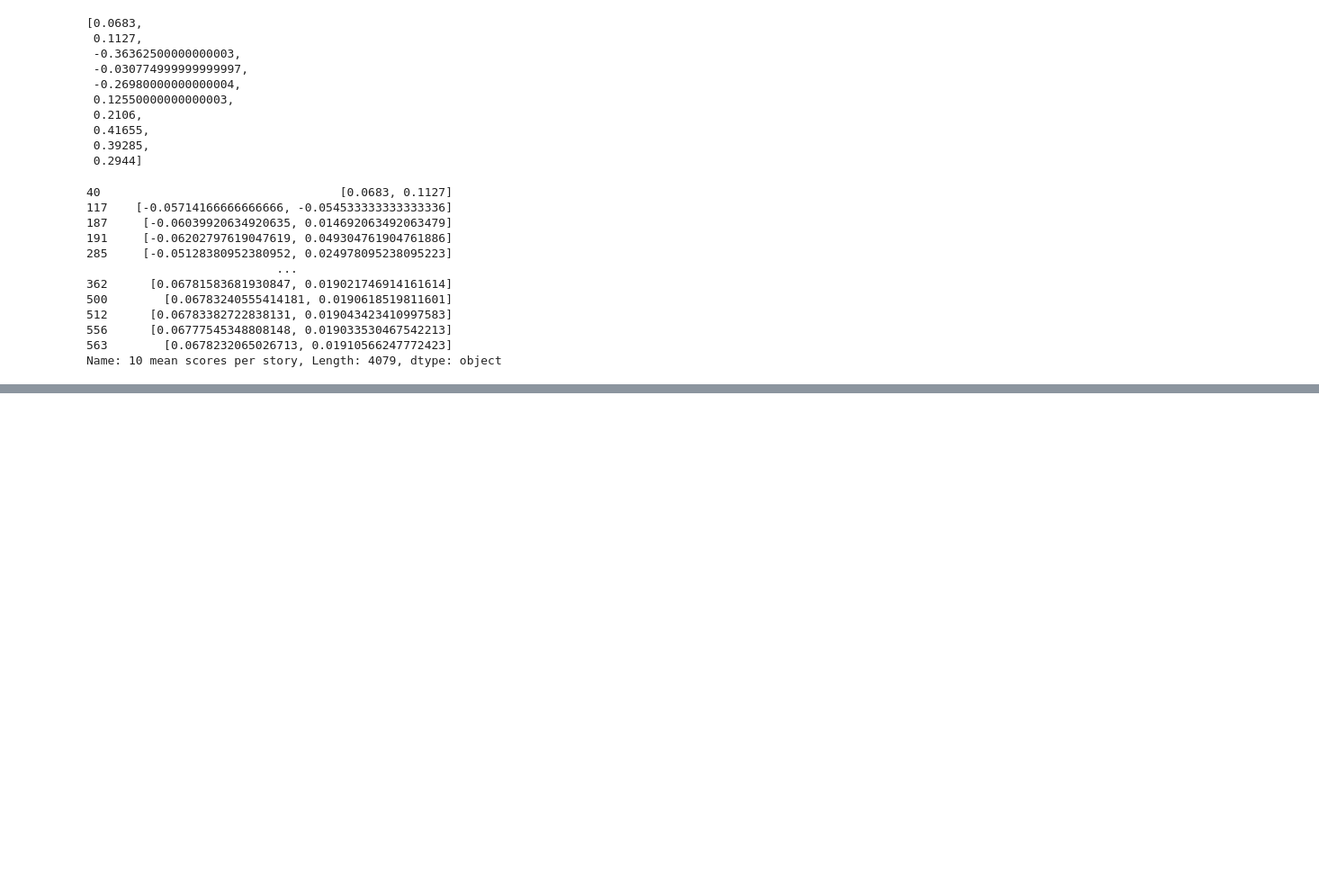
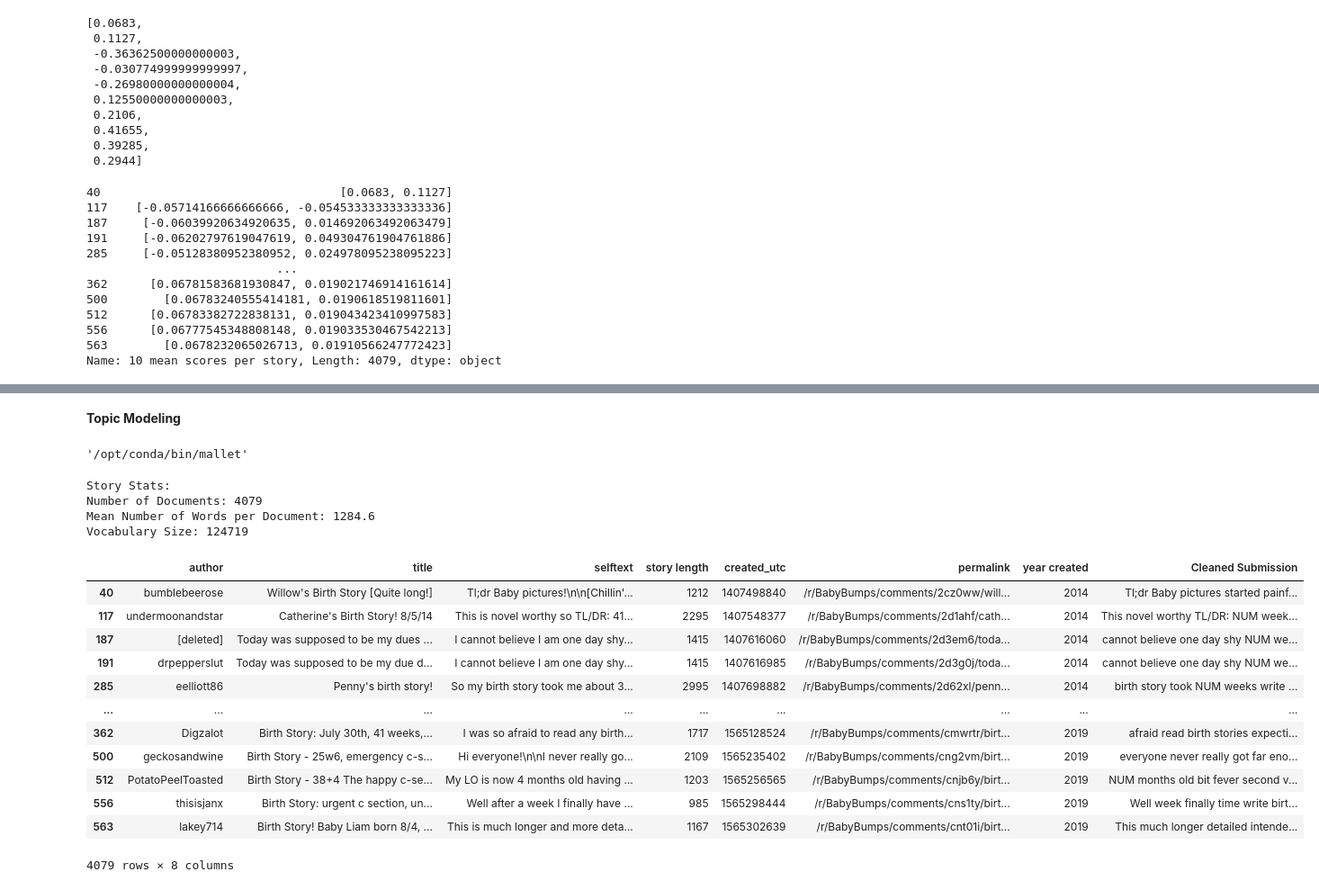
Before and after one commit to azpoliak/birthing_experiences, a Jupyter notebook: src/notebooks/Re-implementing Maria's paper.ipynb, the cells around one changed output, grey strips where cells are left out. Shown at 90% size. Cells and saved outputs as stored; diff of their text form; code cells hidden in the pictures; blank space fills up the shorter version.

Commit message:
started topic modeling

```diff
--- a/src/notebooks/Re-implementing Maria's paper.ipynb
+++ b/src/notebooks/Re-implementing Maria's paper.ipynb
@@ -390,3 +386,5 @@ Text(0, 0.5, 'Sentiment')
     #return tokenized
 #birth_stories_df['cleaned title'] = birth_stories_df['title'].apply(clean_titles)
 #birth_stories_df
+# %% [markdown]
+**Topic Modeling**
@@ -392,0 +393,55 @@ Text(0, 0.5, 'Sentiment')
+# %%
+path_to_mallet = '/opt/conda/bin/mallet'
+path_to_mallet
+# %% [output]
+'/opt/conda/bin/mallet'
+# %%
+print("Story Stats: ")
+little_mallet_wrapper.print_dataset_stats(birth_stories_df['selftext'])
+# %% [output]
+Story Stats:
+Number of Documents: 4079
+Mean Number of Words per Document: 1284.6
+Vocabulary Size: 124719
+# %%
+stop = stopwords.words('english')
+
+def process_s(s):
+    new = little_mallet_wrapper.process_string(s,lowercase=False,remove_punctuation=False, stop_words=stop)
+    return new
+
+def remove_emojis(s):
+    regrex_pattern = re.compile(pattern = "["
+      u"\U0001F600-\U0001F64F"  # emoticons
+        u"\U0001F300-\U0001F5FF"  # symbols & pictographs
+                       "]+", flags = re.UNICODE)
+    return regrex_pattern.sub(r'',s)
+# %%
+import warnings
+warnings.filterwarnings("ignore")
+
+#remove emojis, apply redditcleaner, removed stop words
+birth_stories_df['Cleaned Submission'] = birth_stories_df['selftext'].apply(redditcleaner.clean).apply(remove_emojis).apply(process_s)
+
+#replace urls with ''
+birth_stories_df['Cleaned Submission'] = birth_stories_df['Cleaned Submission'].replace(to_replace=r'^https?:\/\/.*[\r\n]*',value='',regex=True)
+
+#remove any missing values
+birth_stories_df_cleaned = birth_stories_df.dropna()
+birth_stories_df_cleaned
+
+birth_stories_df_cleaned
+# %% [output]
+|  | author | title | selftext | story length | created_utc | permalink | year created | Cleaned Submission |
+| 40 | bumblebeerose | Willow's Birth Story [Quite long!] | Tl;dr Baby pictures!\n\n[Chillin'... | 1212 | 1407498840 | /r/BabyBumps/comments/2cz0ww/will... | 2014 | Tl;dr Baby pictures started painf... |
+| 117 | undermoonandstar | Catherine's Birth Story! 8/5/14 | This is novel worthy so TL/DR: 41... | 2295 | 1407548377 | /r/BabyBumps/comments/2d1ahf/cath... | 2014 | This novel worthy TL/DR: NUM week... |
+| 187 | [deleted] | Today was supposed to be my dues ... | I cannot believe I am one day shy... | 1415 | 1407616060 | /r/BabyBumps/comments/2d3em6/toda... | 2014 | cannot believe one day shy NUM we... |
+| 191 | drpepperslut | Today was supposed to be my due d... | I cannot believe I am one day shy... | 1415 | 1407616985 | /r/BabyBumps/comments/2d3g0j/toda... | 2014 | cannot believe one day shy NUM we... |
+| 285 | eelliott86 | Penny's birth story! | So my birth story took me about 3... | 2995 | 1407698882 | /r/BabyBumps/comments/2d62xl/penn... | 2014 | birth story took NUM weeks write ... |
+| ... | ... | ... | ... | ... | ... | ... | ... | ... |
+| 362 | Digzalot | Birth Story: July 30th, 41 weeks,... | I was so afraid to read any birth... | 1717 | 1565128524 | /r/BabyBumps/comments/cmwrtr/birt... | 2019 | afraid read birth stories expecti... |
+| 500 | geckosandwine | Birth Story - 25w6, emergency c-s... | Hi everyone!\n\nI never really go... | 2109 | 1565235402 | /r/BabyBumps/comments/cng2vm/birt... | 2019 | everyone never really got far eno... |
+| 512 | PotatoPeelToasted | Birth Story - 38+4 The happy c-se... | My LO is now 4 months old having ... | 1203 | 1565256565 | /r/BabyBumps/comments/cnjb6y/birt... | 2019 | NUM months old bit fever second v... |
+| 556 | thisisjanx | Birth Story: urgent c section, un... | Well after a week I finally have ... | 985 | 1565298444 | /r/BabyBumps/comments/cns1ty/birt... | 2019 | Well week finally time write birt... |
+| 563 | lakey714 | Birth Story! Baby Liam born 8/4, ... | This is much longer and more deta... | 1167 | 1565302639 | /r/BabyBumps/comments/cnt01i/birt... | 2019 | This much longer detailed intende... |
+4079 rows × 8 columns
```
Also changed, not shown: parts of 9 cells of this notebook.
